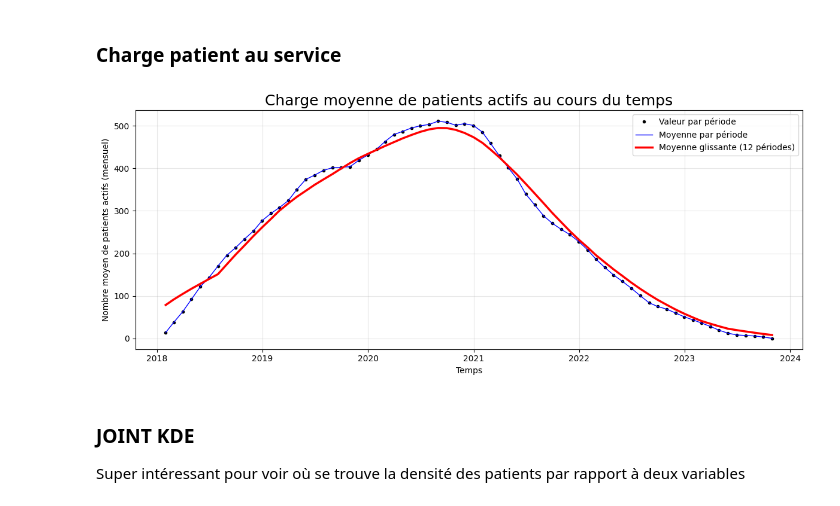
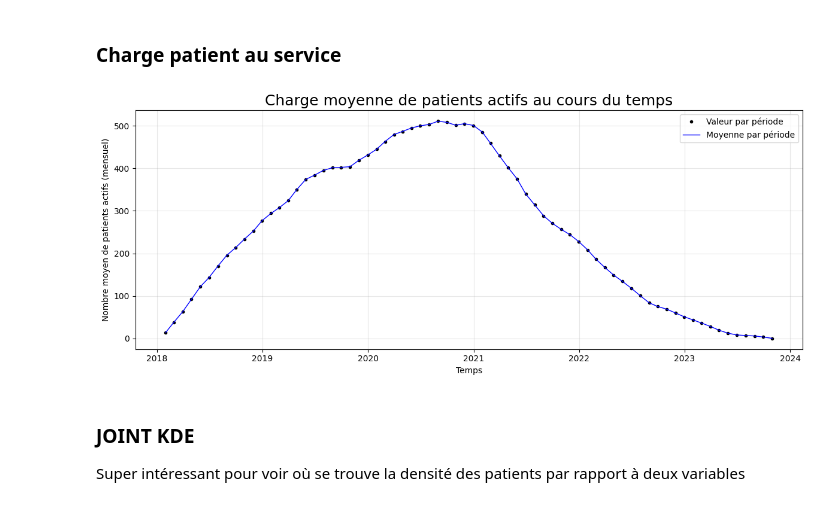
Before and after one commit to AxelBone/String_Matching_Parser_14042025, a Jupyter notebook: ext/EDA_analysis_HPO_matrix/patient_level_analysis/patient_level_eda.ipynb, the cells around one changed output. Drawn from its saved outputs; the diff is of its cells as text; code cells hidden in the pictures.

```diff
--- a/ext/EDA_analysis_HPO_matrix/patient_level_analysis/patient_level_eda.ipynb
+++ b/ext/EDA_analysis_HPO_matrix/patient_level_analysis/patient_level_eda.ipynb
@@ -564,35 +568,35 @@ def plot_time_trend(ts, title, ylabel, smooth_window=12):
     # points noirs (valeurs observées)
     ax.plot(ts.index, ts.values, 'o', color='black', markersize=3, label='Valeur par période')
 
     # ligne bleue reliant les points
     ax.plot(ts.index, ts.values, color='blue', linewidth=1, label='Moyenne par période')
 
     # courbe rouge lissée
-    ax.plot(trend.index, trend.values, color='red', linewidth=2.5, label=f'Moyenne glissante ({smooth_window} périodes)')
+    # ax.plot(trend.index, trend.values, color='red', linewidth=2.5, label=f'Moyenne glissante ({smooth_window} périodes)')
 
     ax.set_title(title, fontsize=18)
     ax.set_xlabel("Temps")
     ax.set_ylabel(ylabel)
     ax.grid(alpha=0.3)
     ax.legend()
     fig.tight_layout()
     plt.show()
 
 
 ts_load = build_patient_load_series(
     df,
     freq='M',             # mensuel
     inclusive_last=True   # patient compté jusqu'au dernier doc inclus
 )
 
 plot_time_trend(
     ts_load,
     title="Charge moyenne de patients actifs au cours du temps",
     ylabel="Nombre moyen de patients actifs (mensuel)",
     smooth_window=12      # lissage sur 12 mois
 )
 # %% [output]
-[figure, old version]
+[figure, new version]
 # %% [markdown]
 ### JOINT KDE
 Super intéressant pour voir où se trouve la densité des patients par rapport à deux variables
```
Also changed, not shown: parts of 2 cells of this notebook.
